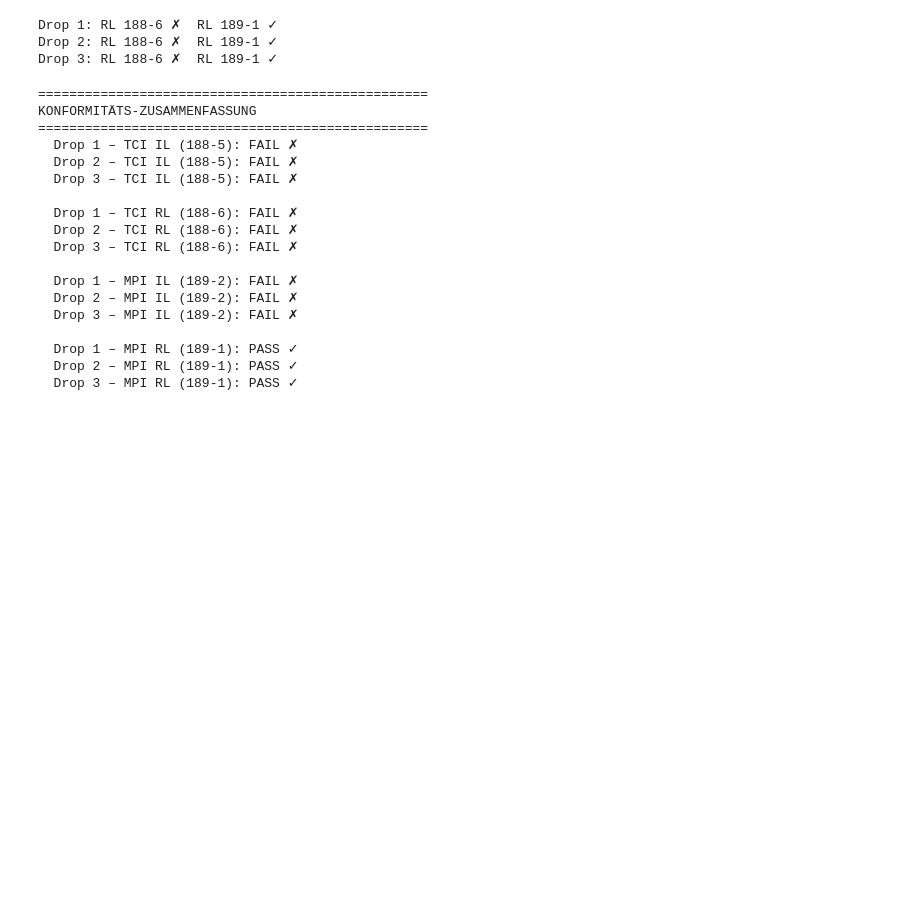
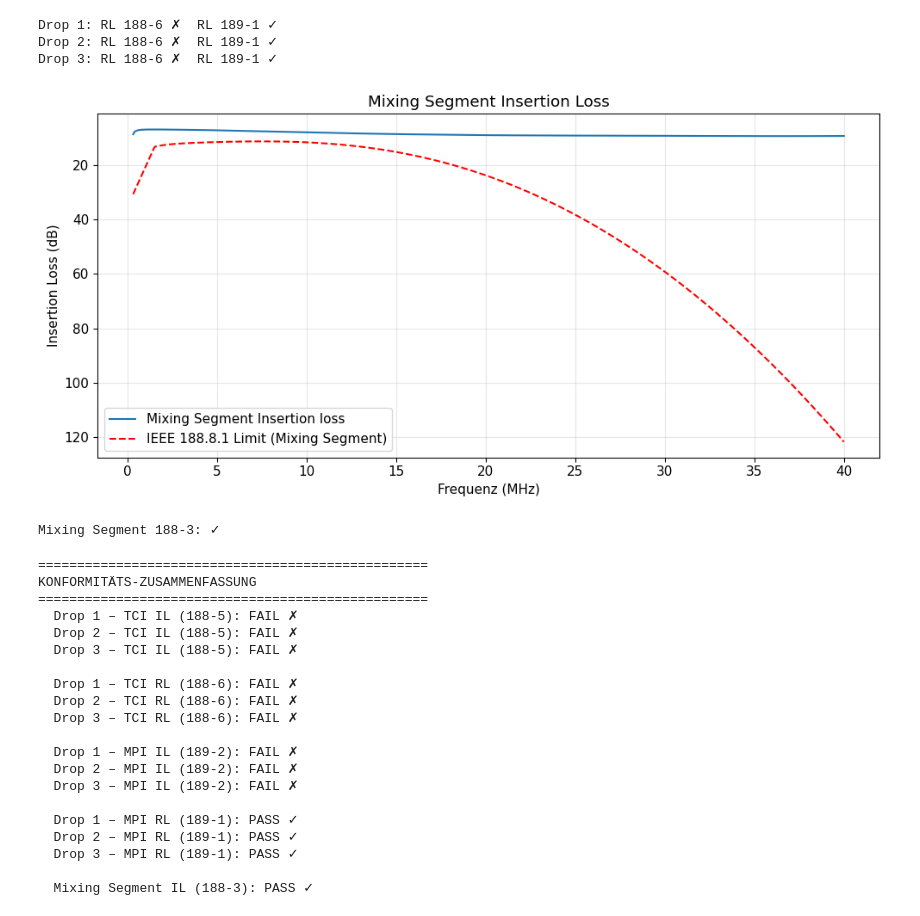
Before and after one commit to m4rin3r0/SPMD-reflexion-sim, a Jupyter notebook: notebooks/analysis.ipynb, the cells around one changed output. Saved outputs shown, nothing was run; the diff lists cells and outputs as text; code cells hidden in the pictures; blank space fills up the shorter version.

Commit message:
added mixing segment insertion loss analysis

```diff
--- a/notebooks/analysis.ipynb
+++ b/notebooks/analysis.ipynb
@@ -126,6 +127,29 @@ for i in range(n_drops):
 Drop 1: RL 188-6 ✗  RL 189-1 ✓
 Drop 2: RL 188-6 ✗  RL 189-1 ✓
 Drop 3: RL 188-6 ✗  RL 189-1 ✓
+# %%
+from spmd_reflection.postprocess.masks import mixing_segment_il_mask
+
+
+fig, ax = plt.subplots()
+
+ms_il_limit = mixing_segment_il_mask(freqs_hz)
+
+ax.plot(freqs_mhz, results.il_ms_db, label="Mixing Segment Insertion loss")
+ax.plot(freqs_mhz, ms_il_limit, "r--", label="IEEE 188.8.1 Limit (Mixing Segment)")
+ax.set_xlabel("Frequenz (MHz)")
+ax.set_ylabel("Insertion Loss (dB)")
+ax.set_title("Mixing Segment Insertion Loss")
+ax.legend()
+ax.invert_yaxis()
+plt.tight_layout()
+plt.show()
+
+ok_188_3 = check_ms_il(freqs_hz,results.il_ms_db)
+print(f"Mixing Segment 188-3: {'✓' if ok_188_3[:].all() else '✗'}  ")
+# %% [output]
+[figure, added]
+Mixing Segment 188-3: ✓
 # %%
 print("=" * 50)
 print("KONFORMITÄTS-ZUSAMMENFASSUNG")
@@ -135,14 +159,17 @@ checks = {
     "TCI IL (188-5)":  check_tci_il(freqs_hz, results.il_tci_db),
     "TCI RL (188-6)":  check_tci_rl(freqs_hz, results.rl_tci_db),
     "MPI IL (189-2)":  check_mpi_il(freqs_hz, results.il_tci_db),
-    "MPI RL (189-1)":  check_mpi_rl(freqs_hz, results.rl_tci_db),
-}
+    "MPI RL (189-1)":  check_mpi_rl(freqs_hz, results.rl_tci_db)}
 
 for check_name, conformant in checks.items():
     for i in range(n_drops):
         status = "PASS ✓" if conformant[:, i].all() else "FAIL ✗"
         print(f"  Drop {i+1} – {check_name}: {status}")
     print()
+
+ms_il_conformant = check_ms_il(freqs_hz, results.il_ms_db)
+status = "PASS ✓" if ms_il_conformant[:].all() else "FAIL ✗"
+print(f"  Mixing Segment IL (188-3): {status}")
 # %% [output]
 ==================================================
 KONFORMITÄTS-ZUSAMMENFASSUNG
@@ -162,3 +189,5 @@ KONFORMITÄTS-ZUSAMMENFASSUNG
   Drop 1 – MPI RL (189-1): PASS ✓
   Drop 2 – MPI RL (189-1): PASS ✓
   Drop 3 – MPI RL (189-1): PASS ✓
+
+  Mixing Segment IL (188-3): PASS ✓
```
Also changed, not shown: parts of 1 cell of this notebook.
